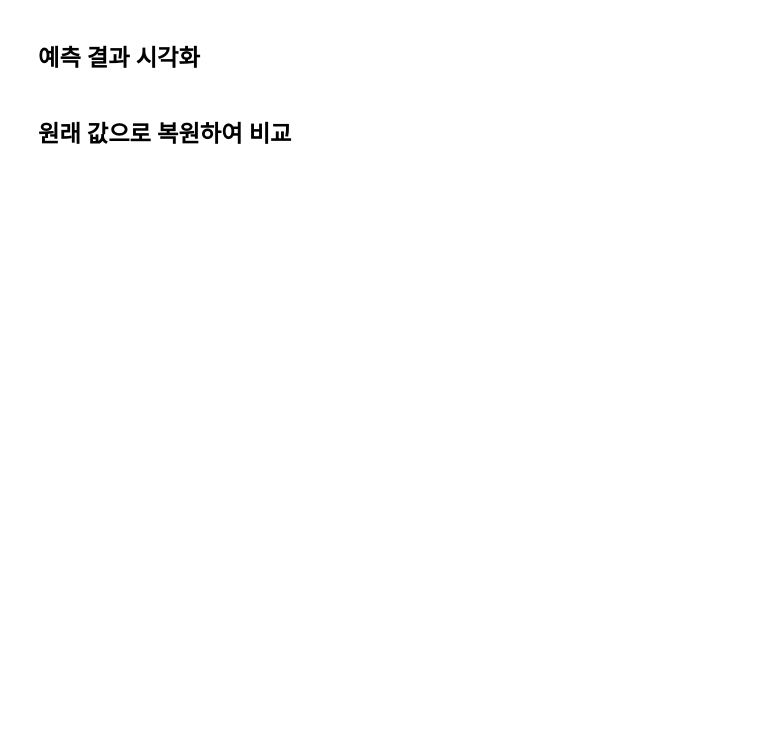
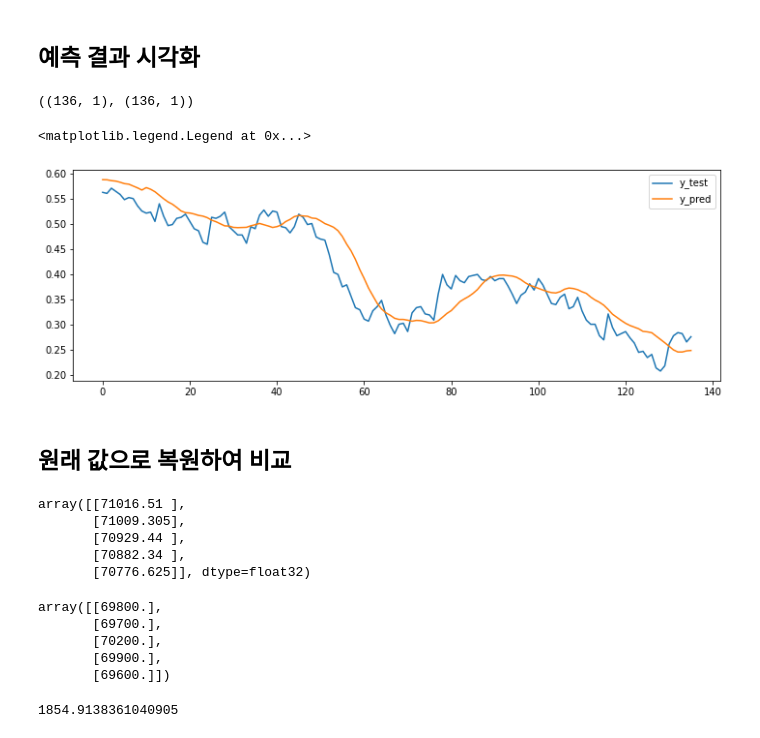
Before and after one commit to radanim/TIL, a Jupyter notebook: 07_stock_price_RNN_output.ipynb, the cells around one changed output. Drawn from its saved outputs; the diff is of its cells as text; code cells hidden in the pictures; blank space fills up the shorter version.

```diff
--- a/07_stock_price_RNN_output.ipynb
+++ b/07_stock_price_RNN_output.ipynb
@@ -125,4 +244,16 @@ model = Sequential()
 # %% [markdown]
 ## 예측 결과 시각화
+# %%
+y_test.shape, y_pred.shape
+# %% [output]
+((136, 1), (136, 1))
+# %%
+plt.figure(figsize= (12, 4))
+plt.plot(y_test.flatten(), label='y_test')
+plt.plot(y_pred.flatten(), label='y_pred')
+plt.legend()
+# %% [output]
+<matplotlib.legend.Legend at 0x...>
+[figure, added]
 # %% [markdown]
 ## 원래 값으로 복원하여 비교
@@ -134,0 +260,24 @@ model = Sequential()
+# %%
+y_predict_inverse = mmsy.inverse_transform(y_pred)
+y_predict_inverse[:5]
+# %% [output]
+array([[71016.51 ],
+       [71009.305],
+       [70929.44 ],
+       [70882.34 ],
+       [70776.625]], dtype=float32)
+# %%
+y_test_inverse = mmsy.inverse_transform(y_test)
+y_test_inverse[:5
+]
+# %% [output]
+array([[69800.],
+       [69700.],
+       [70200.],
+       [69900.],
+       [69600.]])
+# %%
+# rmse
+np.sqrt(np.square(y_test_inverse-y_predict_inverse).mean())
+# %% [output]
+1854.9138361040905
```
Also changed, not shown: parts of 28 cells of this notebook.
